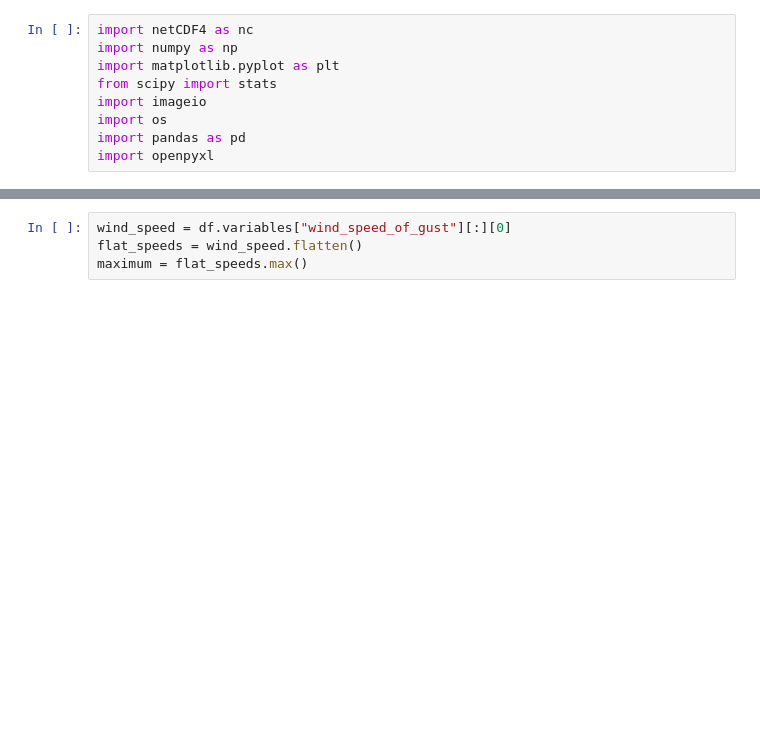
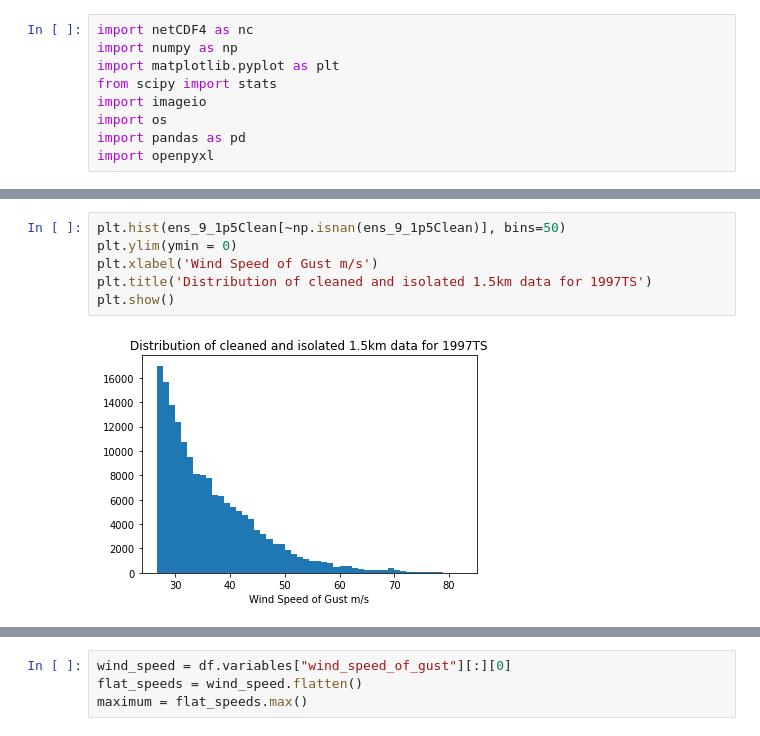
Before and after one commit to br1097/ADS-Coursework, a Jupyter notebook: exploration/statistical_vis/hist.ipynb, the cells around one changed output, grey strips where cells are left out. Saved outputs shown, nothing was run; the diff lists cells and outputs as text; blank space fills up the shorter version.

```diff
--- a/exploration/statistical_vis/hist.ipynb
+++ b/exploration/statistical_vis/hist.ipynb
@@ -15,0 +64,8 @@ df = nc.Dataset(f"{PATH}/{FG}")
+# %%
+plt.hist(ens_9_1p5Clean[~np.isnan(ens_9_1p5Clean)], bins=50)
+plt.ylim(ymin = 0)
+plt.xlabel('Wind Speed of Gust m/s')
+plt.title('Distribution of cleaned and isolated 1.5km data for 1997TS')
+plt.show()
+# %% [output]
+[figure, added]
```
Also changed, not shown: parts of 8 cells of this notebook, 1 other file.
